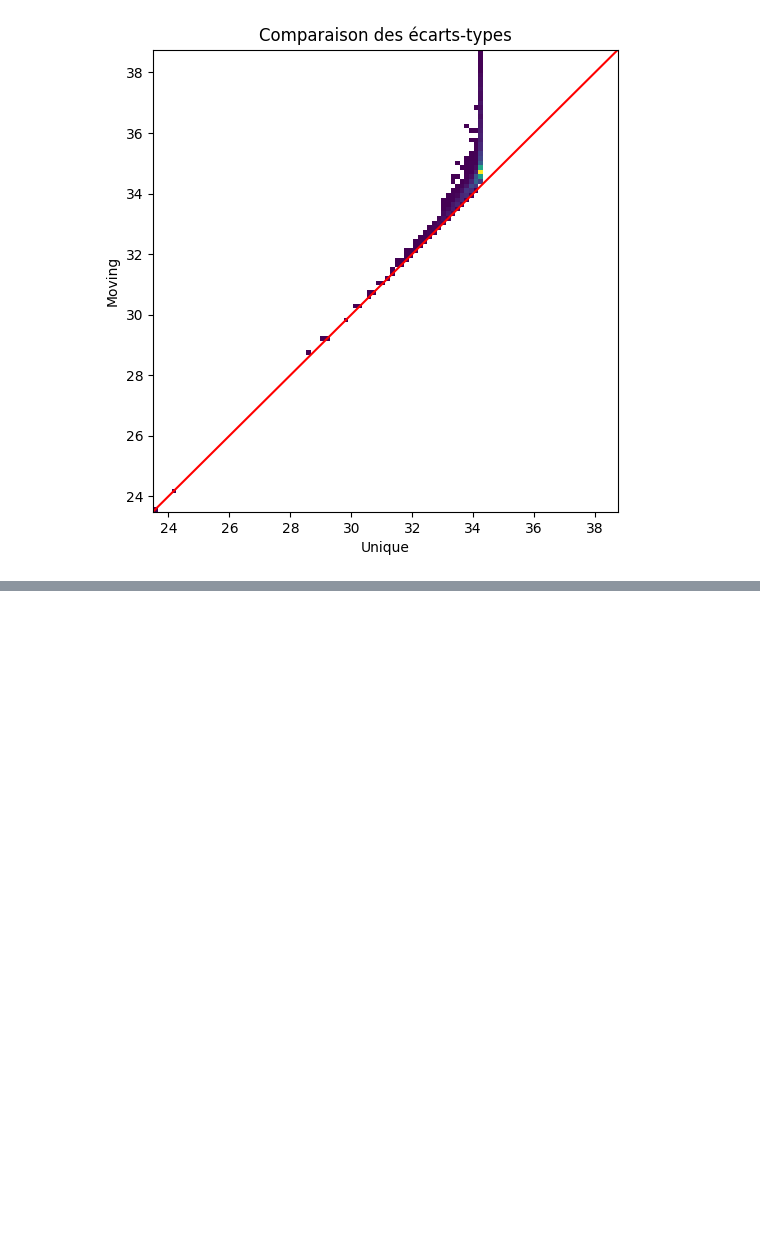
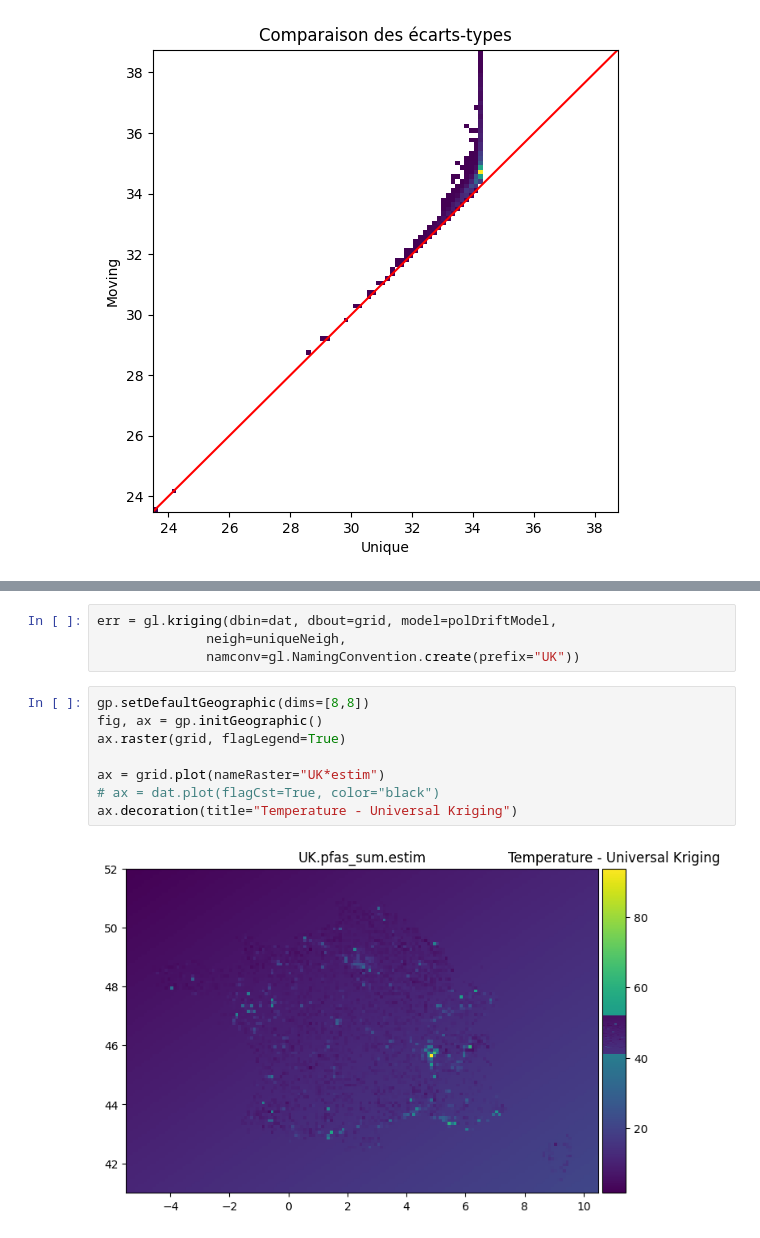
Before and after one commit to adwge99/Krigeage_PFAS, a Jupyter notebook: krigeage_anatole_3.ipynb, the cells around one changed output, grey strips where cells are left out. Saved outputs shown, nothing was run; the diff lists cells and outputs as text; blank space fills up the shorter version.

```diff
--- a/krigeage_anatole_3.ipynb
+++ b/krigeage_anatole_3.ipynb
@@ -105,0 +142,14 @@ ax.decoration(title="Comparaison des écarts-types", xlabel="Unique", ylabel="Mo
+# %%
+err = gl.kriging(dbin=dat, dbout=grid, model=polDriftModel,
+              neigh=uniqueNeigh,
+              namconv=gl.NamingConvention.create(prefix="UK"))
+# %%
+gp.setDefaultGeographic(dims=[8,8])
+fig, ax = gp.initGeographic()
+ax.raster(grid, flagLegend=True)
+
+ax = grid.plot(nameRaster="UK*estim")
+# ax = dat.plot(flagCst=True, color="black")
+ax.decoration(title="Temperature - Universal Kriging")
+# %% [output]
+[figure, added]
```
Also changed, not shown: parts of 9 cells of this notebook.
